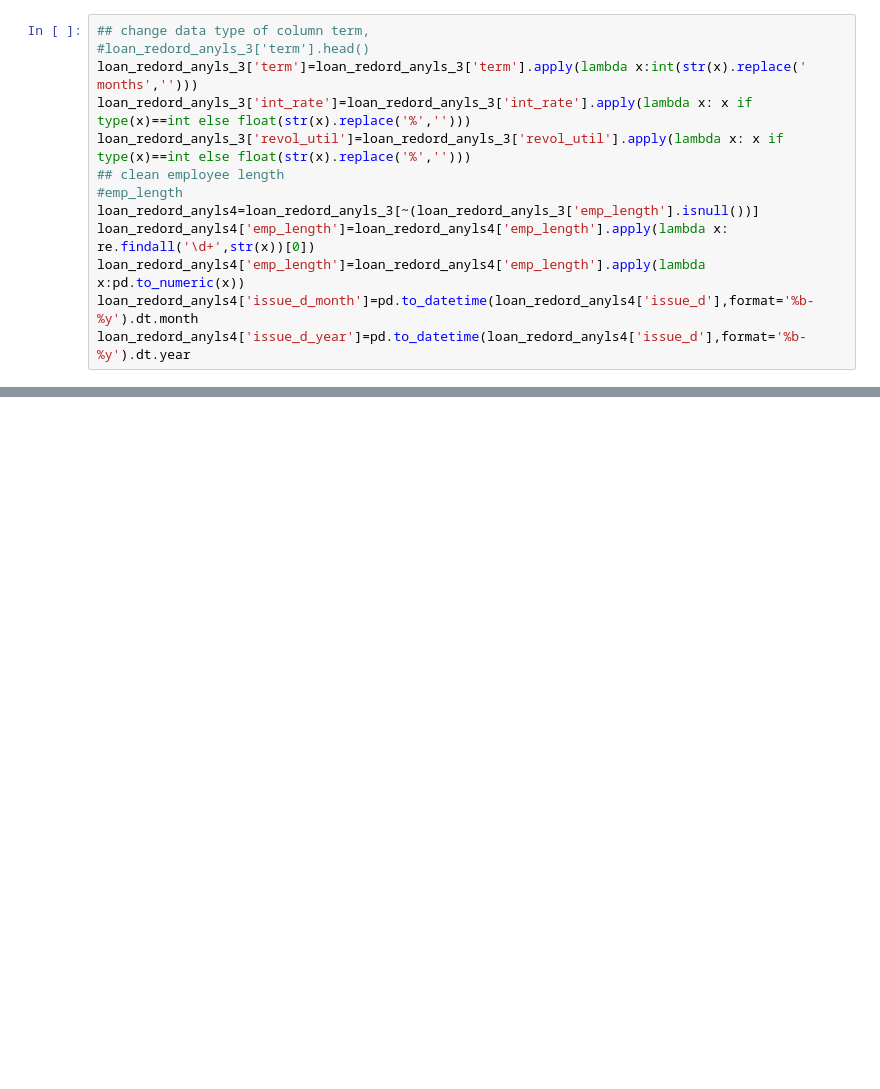
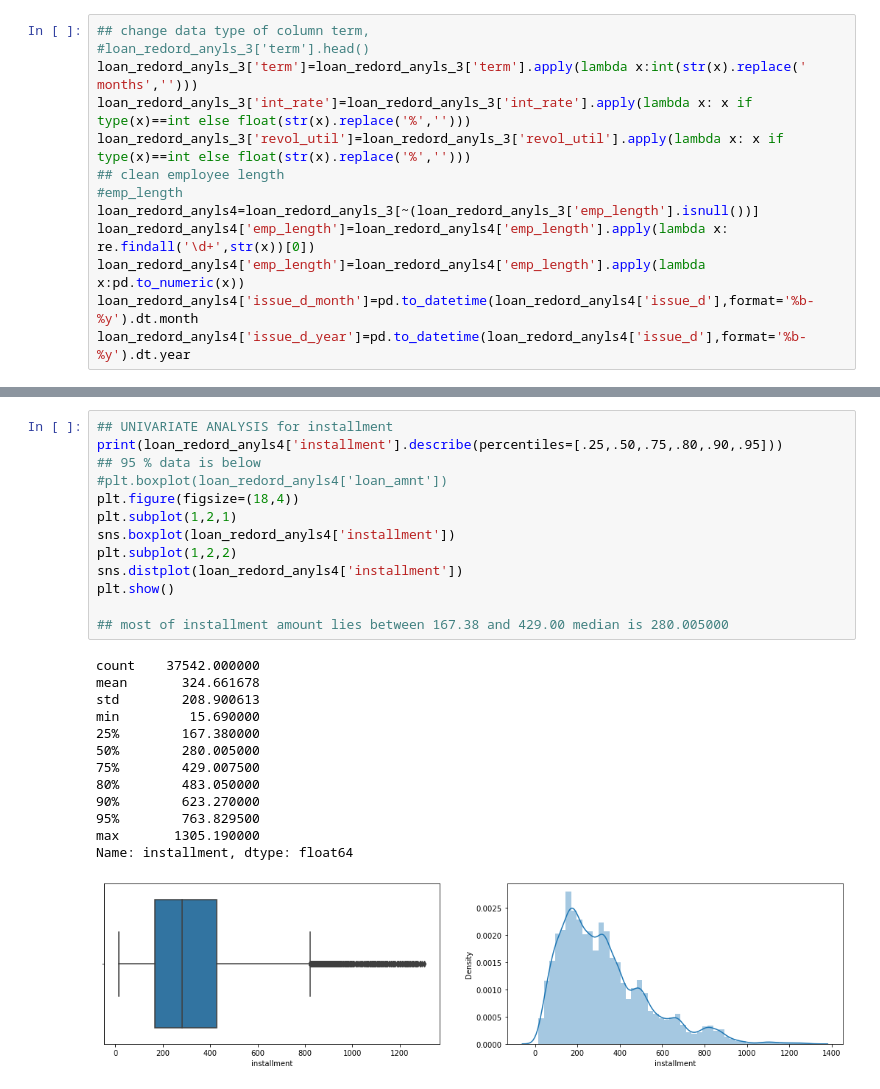
Before and after one commit to ravi2106shekhar/LendingClubCaseStudy, a Jupyter notebook: Ravi_Shekhar.ipynb, the cells around one changed output, grey strips where cells are left out. Cells and saved outputs as stored; diff of their text form; blank space fills up the shorter version.

```diff
--- a/Ravi_Shekhar.ipynb
+++ b/Ravi_Shekhar.ipynb
@@ -250,0 +248,27 @@ memory usage: 16.6+ MB
+# %%
+## UNIVARIATE ANALYSIS for installment
+print(loan_redord_anyls4['installment'].describe(percentiles=[.25,.50,.75,.80,.90,.95]))
+## 95 % data is below
+#plt.boxplot(loan_redord_anyls4['loan_amnt'])
+plt.figure(figsize=(18,4))
+plt.subplot(1,2,1)
+sns.boxplot(loan_redord_anyls4['installment'])
+plt.subplot(1,2,2)
+sns.distplot(loan_redord_anyls4['installment'])
+plt.show()
+
+## most of installment amount lies between 167.38 and 429.00 median is 280.005000
+# %% [output]
+count    37542.000000
+mean       324.661678
+std        208.900613
+min         15.690000
+25%        167.380000
+50%        280.005000
+75%        429.007500
+80%        483.050000
+90%        623.270000
+95%        763.829500
+max       1305.190000
+Name: installment, dtype: float64
+[figure, added]
```
Also changed, not shown: parts of 12 cells of this notebook.
